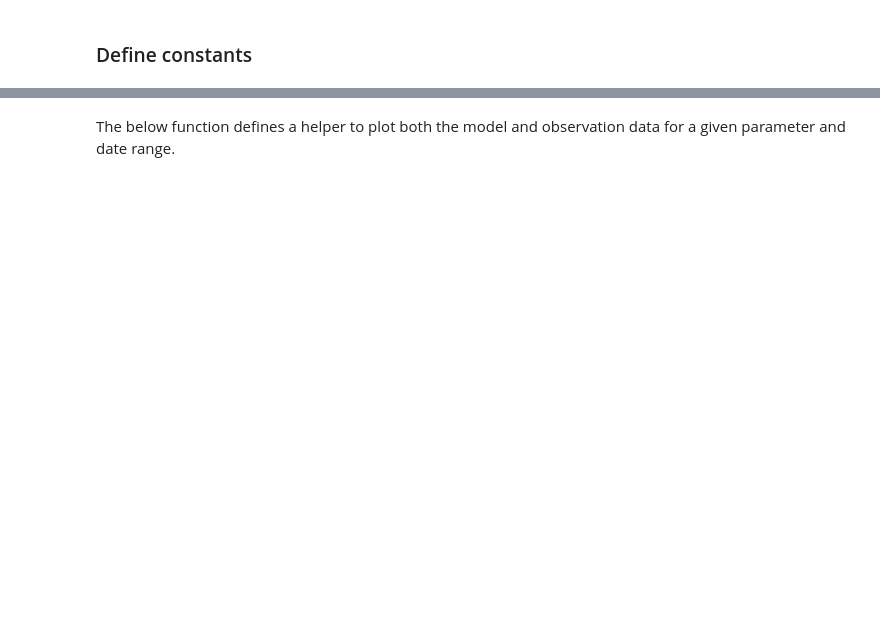
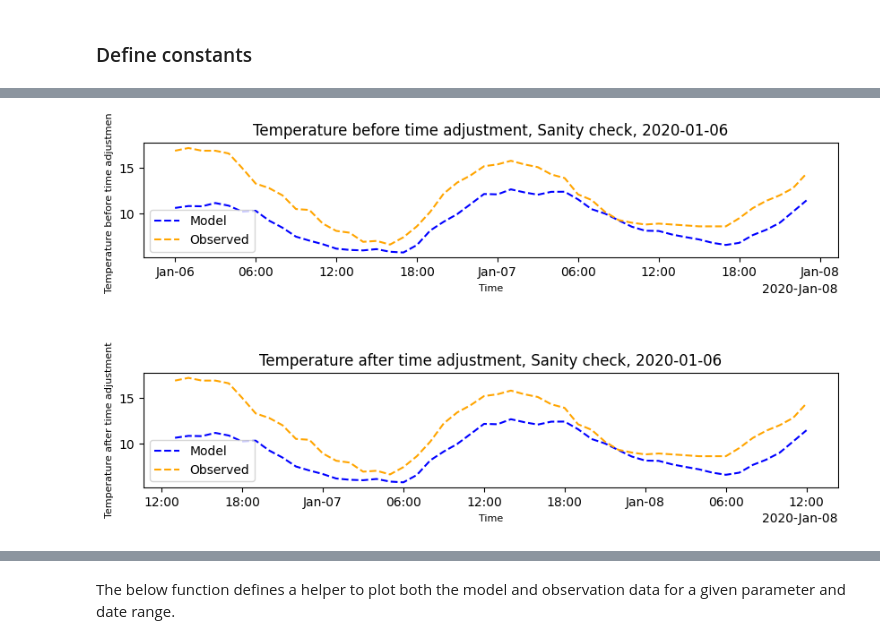
Before and after one commit to tineke-corin/GISC405, a Jupyter notebook: tco111_Ass02.ipynb, the cells around one changed output, grey strips where cells are left out. Cells and saved outputs as stored; diff of their text form; code cells hidden in the pictures; blank space fills up the shorter version.

Commit message:
Checkpoint

```diff
--- a/tco111_Ass02.ipynb
+++ b/tco111_Ass02.ipynb
@@ -91,0 +103,8 @@ TITLE_FONT_SIZE = 12
+# %%
+def plot_model_vs_observations(model_data, obs_data, key, month, data_type, ax):
+    model_data.plot(ax=ax, linestyle="dashed",color="blue",label="Model")
+    obs_data.plot(ax=ax, linestyle="dashed",color="orange",label="Observed")
+    ax.set_xlabel("Time", fontsize=AXIS_LABEL_FONT_SIZE)
+    ax.set_ylabel(data_type, fontsize=AXIS_LABEL_FONT_SIZE)
+    ax.set_title(f"{data_type}, {key}, {month}")
+    ax.legend()
@@ -110,0 +172,26 @@ def extract_model_series(data_type, start_date, end_date, location, height=2):
+# %%
+# Sanity check: are both datasets in the same time zone?
+stn = STATIONS['Glentanner']
+d = { 'start_date': "2020-01-06", 'end_date': "2020-01-07" }
+obs = np.squeeze(stn['dataset'].temperature.sel(time=slice(d['start_date'], d['end_date'])))
+pred = extract_model_series('T', d['start_date'], d['end_date'], stn['location'])
+
+# Convert Kelvin to Celsius
+pred = pred - 273.15
+
+fig, ax = plt.subplots(2, 1, figsize=(10,5))
+
+print(pred['time'].values[:3])
+
+# The first plot shows that the data is in UTC for both datasets - the temperature peaks at just after midnight rather than just after midday.
+plot_model_vs_observations(pred, obs, 'Sanity check', d["start_date"], 'Temperature before time adjustment', ax[0])
+
+pred_2 = to_nz_time(pred)
+obs_2 = to_nz_time(obs)
+
+# The second plot shows that the datasets are now in local NZ time with temperature peacking at midday.
+plot_model_vs_observations(pred_2, obs_2, 'Sanity check', d["start_date"], 'Temperature after time adjustment', ax[1])
+
+plt.subplots_adjust(hspace=1.0)
+plt.show()
+# %% [output]
@@ -111,2 +200,3 @@ def extract_model_series(data_type, start_date, end_date, location, height=2):
+[figure, added]
 # %% [markdown]
 ## Q3: Calculate RMSE, R2 and IOA
```
Also changed, not shown: parts of 23 cells of this notebook.
